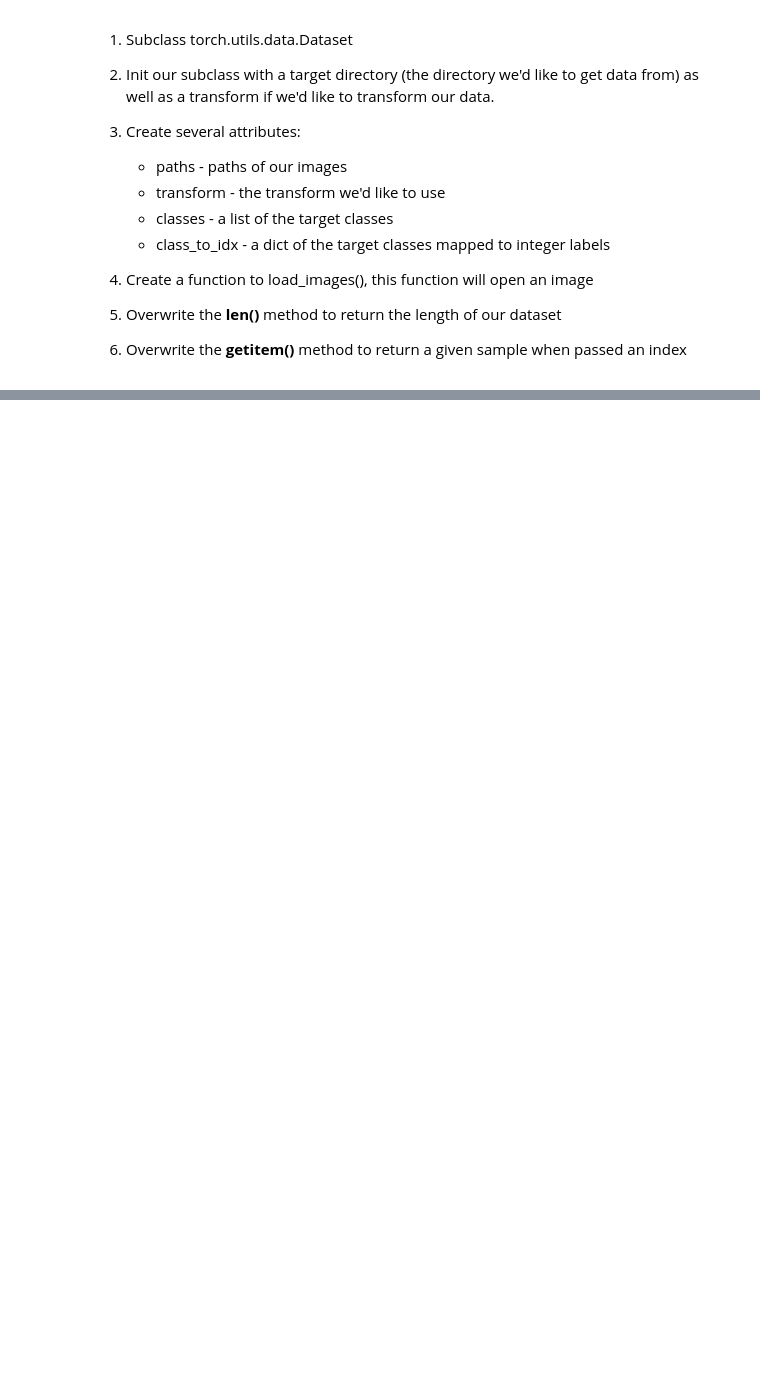
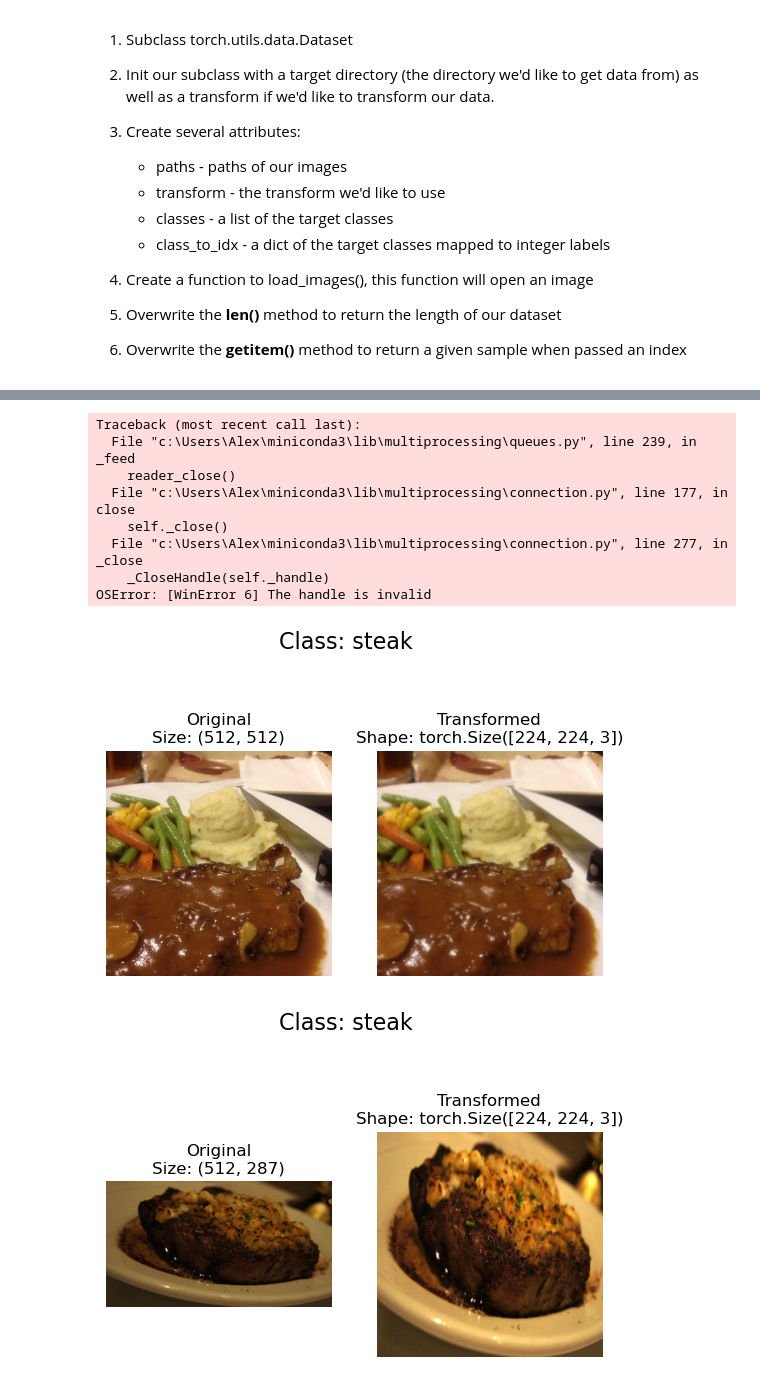
Before and after one commit to windx987/research-deep-learning, a Jupyter notebook: Learn PyTorch/04_pytorch_custom_datasets/dataset.ipynb, the cells around one changed output, grey strips where cells are left out. Drawn from its saved outputs; the diff is of its cells as text; code cells hidden in the pictures; blank space fills up the shorter version.

```diff
--- a/Learn PyTorch/04_pytorch_custom_datasets/dataset.ipynb
+++ b/Learn PyTorch/04_pytorch_custom_datasets/dataset.ipynb
@@ -489,0 +654,14 @@ class ImageFolderCustom(Dataset):
+# %%
+# Let's look at trivailaugment - https://pytorch.org/vision/stable/auto_examples/plot_transforms.html#trivialaugmentwide
+from torchvision import transforms
+
+train_transform = transforms.Compose([
+                                      transforms.Resize(size=(224, 224)),
+                                      transforms.TrivialAugmentWide(num_magnitude_bins=31),
+                                      transforms.ToTensor()
+])
+
+test_transform = transforms.Compose([
+                                      transforms.Resize(size=(224, 224)),
+                                      transforms.ToTensor()
+])
@@ -489,0 +672,4 @@ class ImageFolderCustom(Dataset):
+# %%
+# Get all image paths
+image_path_list = list(image_path.glob("*/*/*.jpg"))
+image_path_list[:10]
@@ -489,0 +687,19 @@ class ImageFolderCustom(Dataset):
+# %%
+# Plot random transformed images
+plot_transformed_images(
+    image_paths=image_path_list,
+    transform=train_transform,
+    n=3,
+    seed=None
+)
+# %% [output]
+Traceback (most recent call last):
+  File "c:\Users\Alex\miniconda3\lib\multiprocessing\queues.py", line 239, in _feed
+    reader_close()
+  File "c:\Users\Alex\miniconda3\lib\multiprocessing\connection.py", line 177, in close
+    self._close()
+  File "c:\Users\Alex\miniconda3\lib\multiprocessing\connection.py", line 277, in _close
+    _CloseHandle(self._handle)
+OSError: [WinError 6] The handle is invalid
+[figure, added]
+[figure, added]
```
Also changed, not shown: parts of 75 cells of this notebook.
